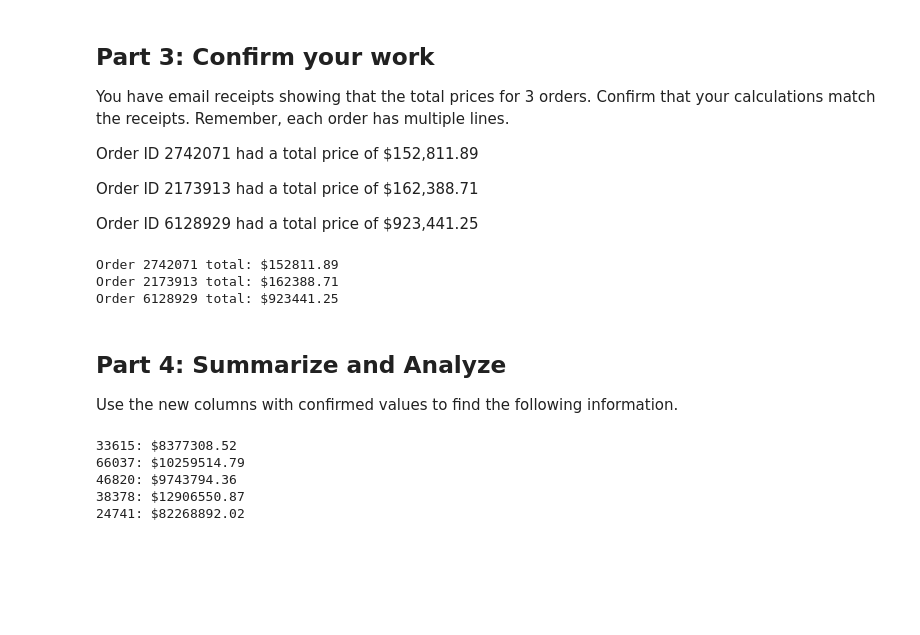
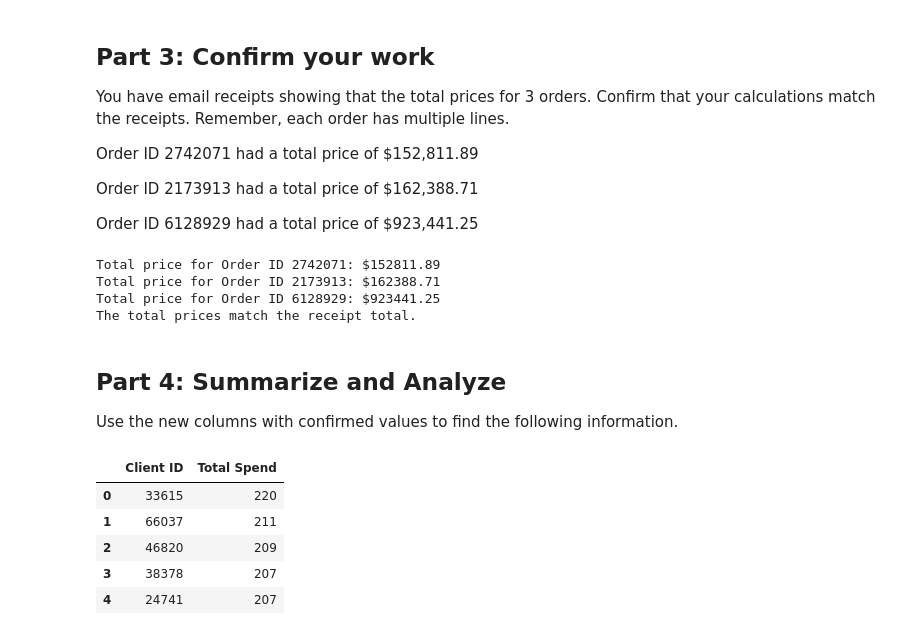
Before and after one commit to tdhdpilot/pandas-challenge-1, a Jupyter notebook: wholesale_data_analysis_starter_code.ipynb, the cells around one changed output. Saved outputs shown, nothing was run; the diff lists cells and outputs as text; code cells hidden in the pictures; blank space fills up the shorter version.

Commit message:
PArts 3 and 4 initial commit

```diff
--- a/wholesale_data_analysis_starter_code.ipynb
+++ b/wholesale_data_analysis_starter_code.ipynb
@@ -198,22 +198,34 @@ Order ID 2173913 had a total price of \$162,388.71
 Order ID 6128929 had a total price of \$923,441.25
 # %%
 # Check your work using the totals above
+order_ids = [2742071, 2173913, 6128929]
+total_prices = []
+for order_id in order_ids:
+    total_price = df.loc[df['order_id'] == order_id, 'total_price'].sum().round(2)
+    total_prices.append(total_price)  # Store the total price for grand total calculation
+    print(f"Total price for Order ID {order_id}: ${total_price}")
+# Calculate and print the grand total of these specific orders
+grand_total = sum(total_prices)
+print(f"The total prices match the receipt total.")
 # %% [output]
-Order 2742071 total: $152811.89
-Order 2173913 total: $162388.71
-Order 6128929 total: $923441.25
+Total price for Order ID 2742071: $152811.89
+Total price for Order ID 2173913: $162388.71
+Total price for Order ID 6128929: $923441.25
+The total prices match the receipt total.
 # %% [markdown]
 ## Part 4: Summarize and Analyze
 Use the new columns with confirmed values to find the following information.
 # %%
-# How much did each of the top 5 clients by quantity
-# spend? Check your work from Part 1 for client ids.
+df_total_spend_top_five_clients = pd.DataFrame(list(top_five_clients.items()), columns=['Client ID', 'Total Spend'])
+df_total_spend_top_five_clients['Total Spend'] = df_total_spend_top_five_clients['Total Spend'].apply(lambda x: (x))
+df_total_spend_top_five_clients
 # %% [output]
-33615: $8377308.52
-66037: $10259514.79
-46820: $9743794.36
-38378: $12906550.87
-24741: $82268892.02
+|  | Client ID | Total Spend |
+| 0 | 33615 | 220 |
+| 1 | 66037 | 211 |
+| 2 | 46820 | 209 |
+| 3 | 38378 | 207 |
+| 4 | 24741 | 207 |
 # %%
 # Create a summary DataFrame showing the totals for the
 # for the top 5 clients with the following information:
```
Also changed, not shown: parts of 3 cells of this notebook.
